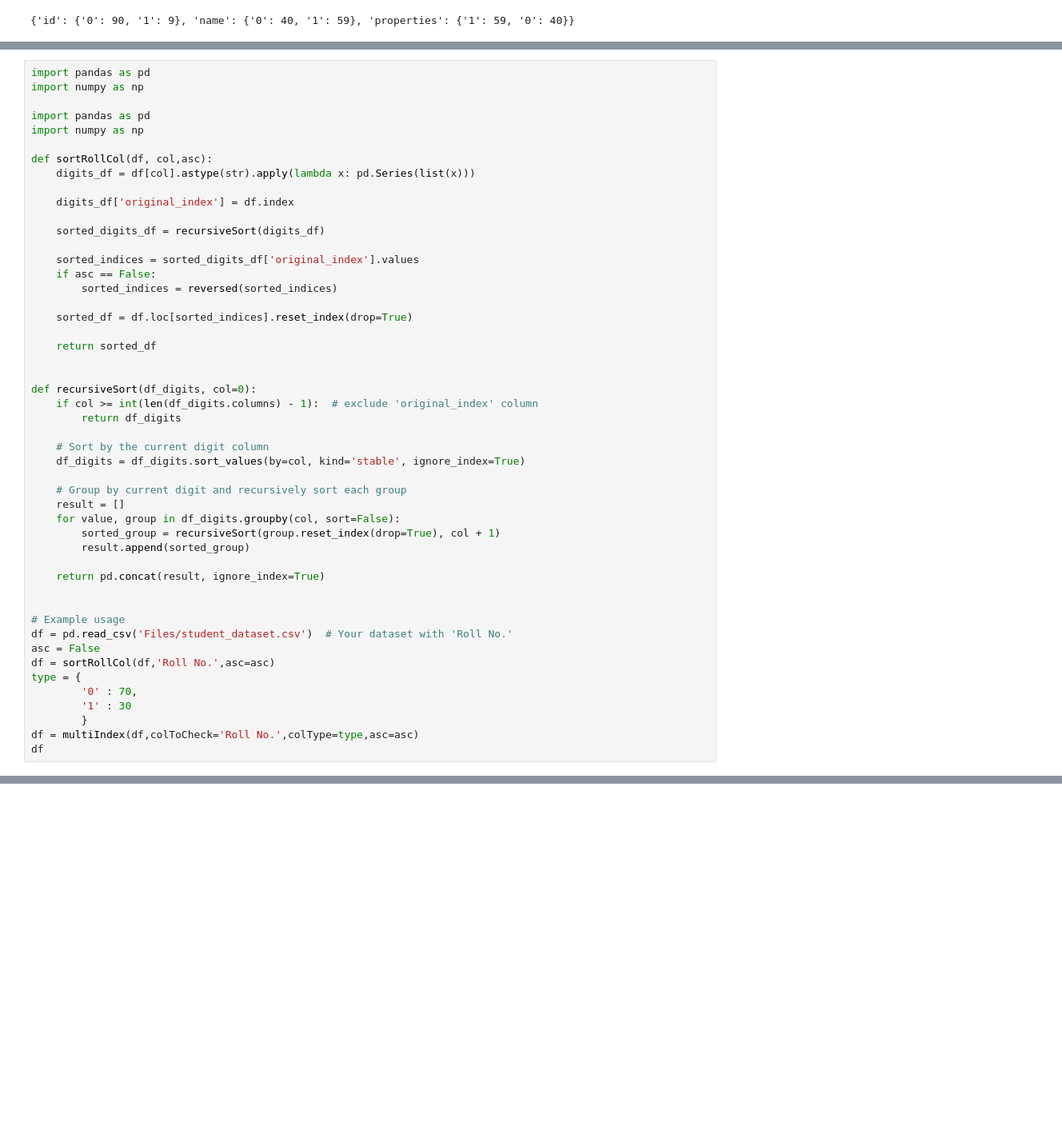
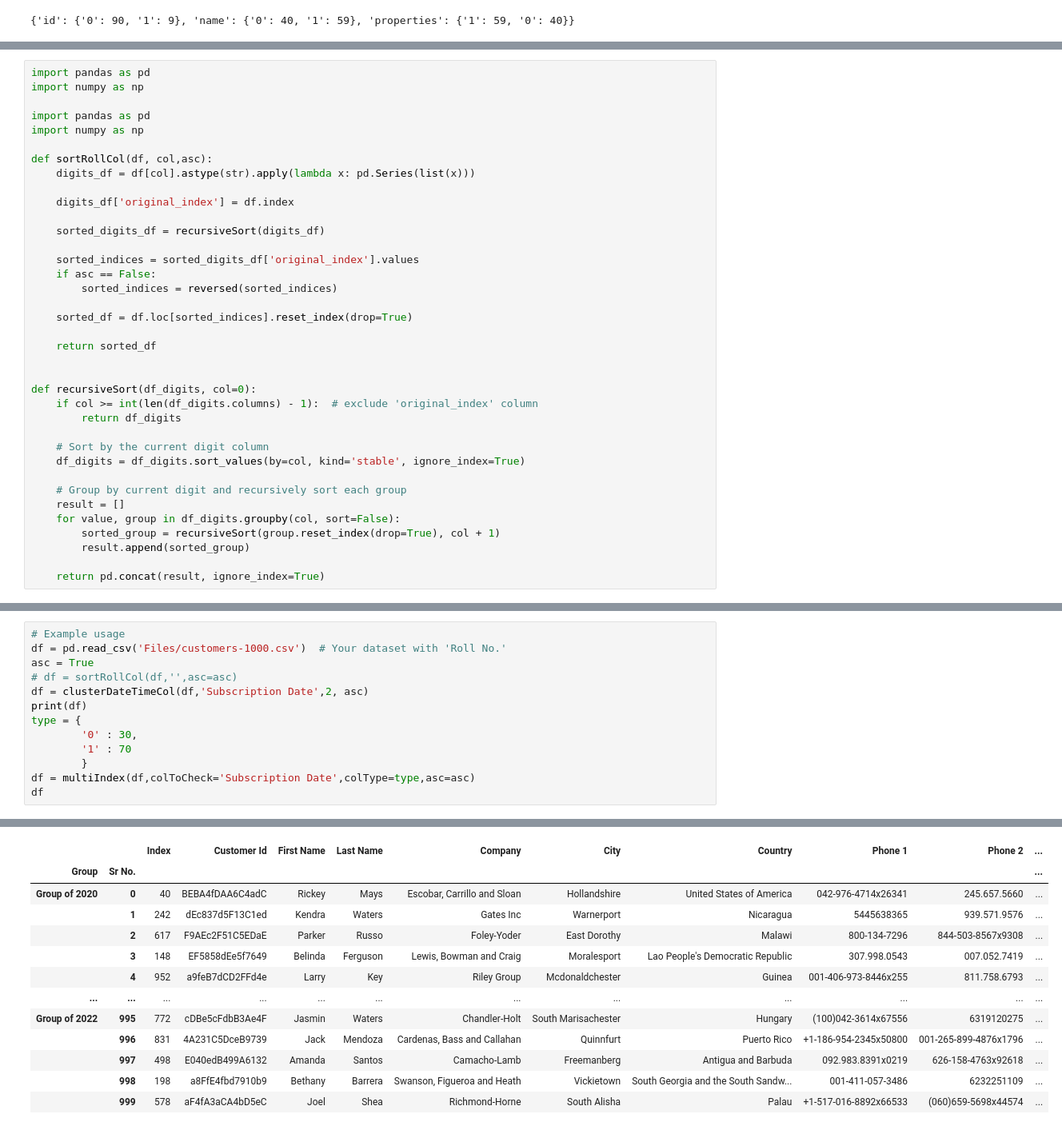
Before and after one commit to Tikesh01/Tikesh01.github.io, a Jupyter notebook: cluster_Based_Sort.ipynb, the cells around one changed output, grey strips where cells are left out. Shown at 80% size. Saved outputs shown, nothing was run; the diff lists cells and outputs as text; blank space fills up the shorter version.

```diff
--- a/cluster_Based_Sort.ipynb
+++ b/cluster_Based_Sort.ipynb
@@ -148,15 +61,3 @@ def recursiveSort(df_digits, col=0):
         result.append(sorted_group)
 
     return pd.concat(result, ignore_index=True)
-
-
-# Example usage
-df = pd.read_csv('Files/student_dataset.csv')  # Your dataset with 'Roll No.'
-asc = False
-df = sortRollCol(df,'Roll No.',asc=asc)
-type = {
-        '0' : 70,
-        '1' : 30
-        }
-df = multiIndex(df,colToCheck='Roll No.',colType=type,asc=asc)
-df
@@ -262,0 +269,14 @@ def kmeansOnString(df,col):
+# %%
+# Example usage
+df = pd.read_csv('Files/customers-1000.csv')  # Your dataset with 'Roll No.'
+asc = True
+# df = sortRollCol(df,'',asc=asc)
+df = clusterDateTimeCol(df,'Subscription Date',2, asc)
+print(df)
+type = {
+        '0' : 30,
+        '1' : 70
+        }
+df = multiIndex(df,colToCheck='Subscription Date',colType=type,asc=asc)
+df
+# %% [output]
@@ -262,0 +300,13 @@ def kmeansOnString(df,col):
+|  |  | Index | Customer Id | First Name | Last Name | Company | City | Country | Phone 1 | Phone 2 | ... |
+| Group | Sr No. |  |  |  |  |  |  |  |  |  | ... |
+| Group of 2020 | 0 | 40 | BEBA4fDAA6C4adC | Rickey | Mays | Escobar, Carrillo and Sloan | Hollandshire | United States of America | 042-976-4714x26341 | 245.657.5660 | ... |
+|  | 1 | 242 | dEc837d5F13C1ed | Kendra | Waters | Gates Inc | Warnerport | Nicaragua | 5445638365 | 939.571.9576 | ... |
+|  | 2 | 617 | F9AEc2F51C5EDaE | Parker | Russo | Foley-Yoder | East Dorothy | Malawi | 800-134-7296 | 844-503-8567x9308 | ... |
+|  | 3 | 148 | EF5858dEe5f7649 | Belinda | Ferguson | Lewis, Bowman and Craig | Moralesport | Lao People's Democratic Republic | 307.998.0543 | 007.052.7419 | ... |
+|  | 4 | 952 | a9feB7dCD2FFd4e | Larry | Key | Riley Group | Mcdonaldchester | Guinea | 001-406-973-8446x255 | 811.758.6793 | ... |
+| ... | ... | ... | ... | ... | ... | ... | ... | ... | ... | ... | ... |
+| Group of 2022 | 995 | 772 | cDBe5cFdbB3Ae4F | Jasmin | Waters | Chandler-Holt | South Marisachester | Hungary | (100)042-3614x67556 | 6319120275 | ... |
+|  | 996 | 831 | 4A231C5DceB9739 | Jack | Mendoza | Cardenas, Bass and Callahan | Quinnfurt | Puerto Rico | +1-186-954-2345x50800 | 001-265-899-4876x1796 | ... |
+|  | 997 | 498 | E040edB499A6132 | Amanda | Santos | Camacho-Lamb | Freemanberg | Antigua and Barbuda | 092.983.8391x0219 | 626-158-4763x92618 | ... |
+|  | 998 | 198 | a8FfE4fbd7910b9 | Bethany | Barrera | Swanson, Figueroa and Heath | Vickietown | South Georgia and the South Sandw... | 001-411-057-3486 | 6232251109 | ... |
+|  | 999 | 578 | aF4fA3aCA4bD5eC | Joel | Shea | Richmond-Horne | South Alisha | Palau | +1-517-016-8892x66533 | (060)659-5698x44574 | ... |
```
Also changed, not shown: parts of 6 cells of this notebook, 1 other file.
